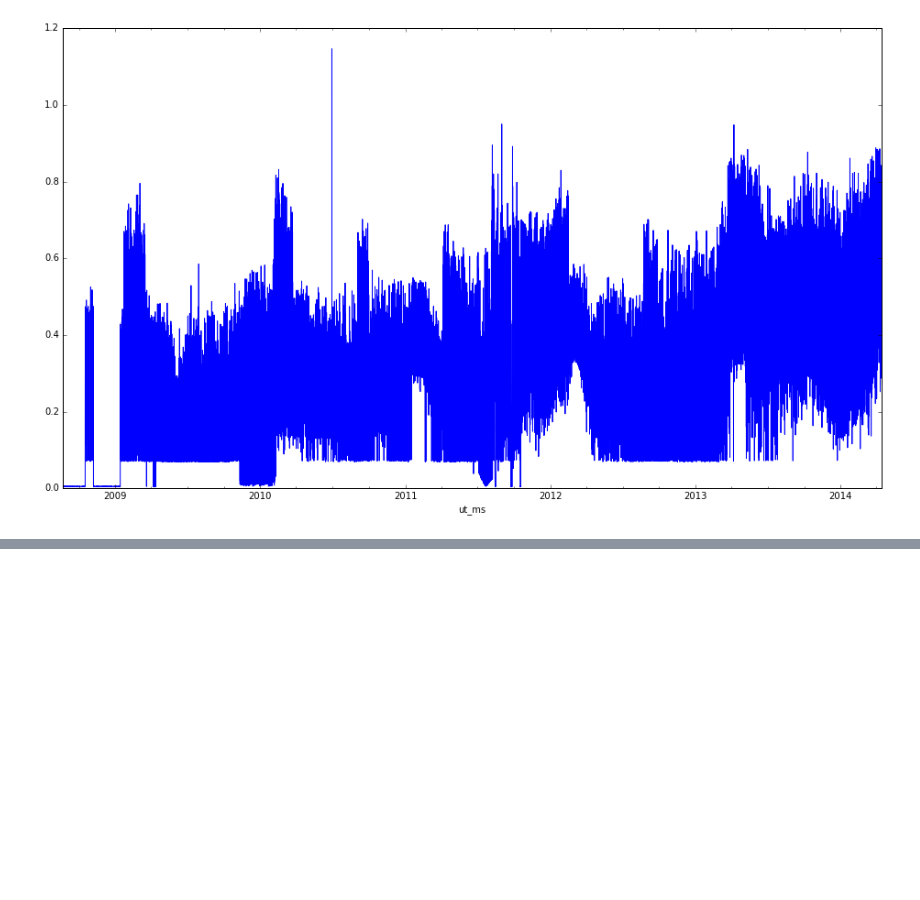
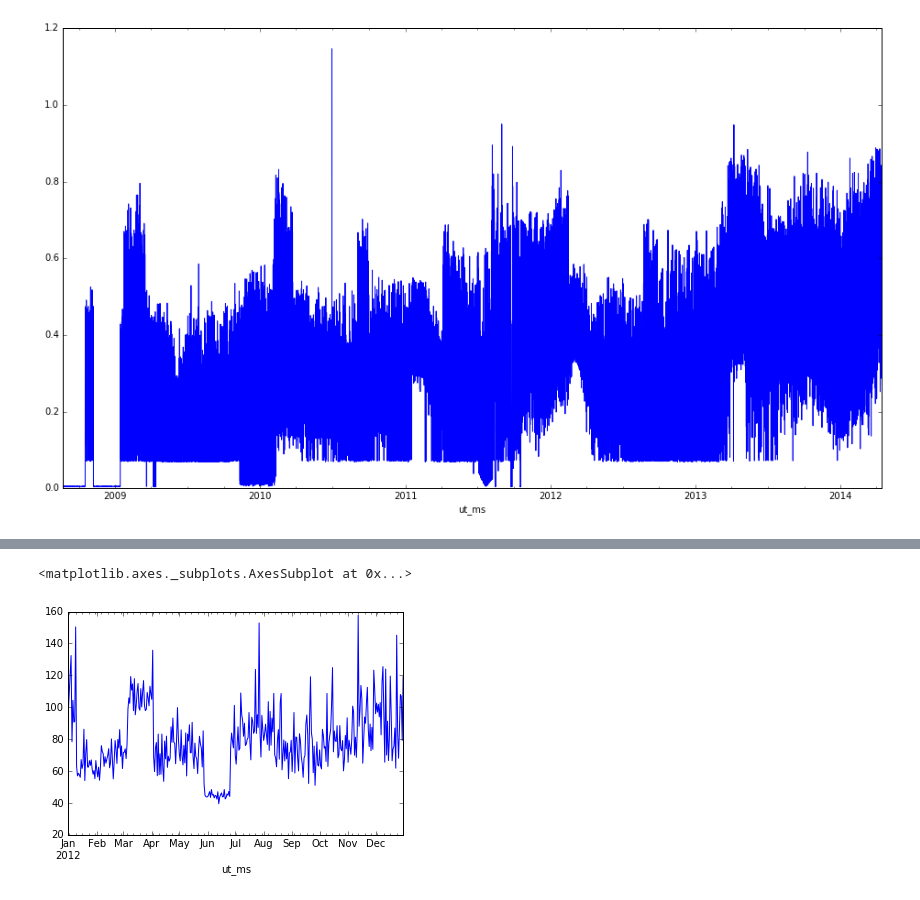
Before and after one commit to ktrnka/mars-express, a Jupyter notebook: src/data exploration.ipynb, the cells around one changed output, grey strips where cells are left out. Cells and saved outputs as stored; diff of their text form; code cells hidden in the pictures; blank space fills up the shorter version.

```diff
--- a/src/data exploration.ipynb
+++ b/src/data exploration.ipynb
@@ -259,3 +271,9 @@ fft_space[1:].plot(figsize=(16, 9))
+# %%
+saaf_interval = pandas.Series(data=(saaf_data.index - numpy.roll(saaf_data.index, 1))[1:].total_seconds(), index=saaf_data.index[1:])
+saaf_interval["2012"].resample("1D").mean().plot()
+# %% [output]
+<matplotlib.axes._subplots.AxesSubplot at 0x...>
+[figure, added]
 # %%
 import math
 x = numpy.asarray(range(500))
```
Also changed, not shown: parts of 10 cells of this notebook, 2 other files.
